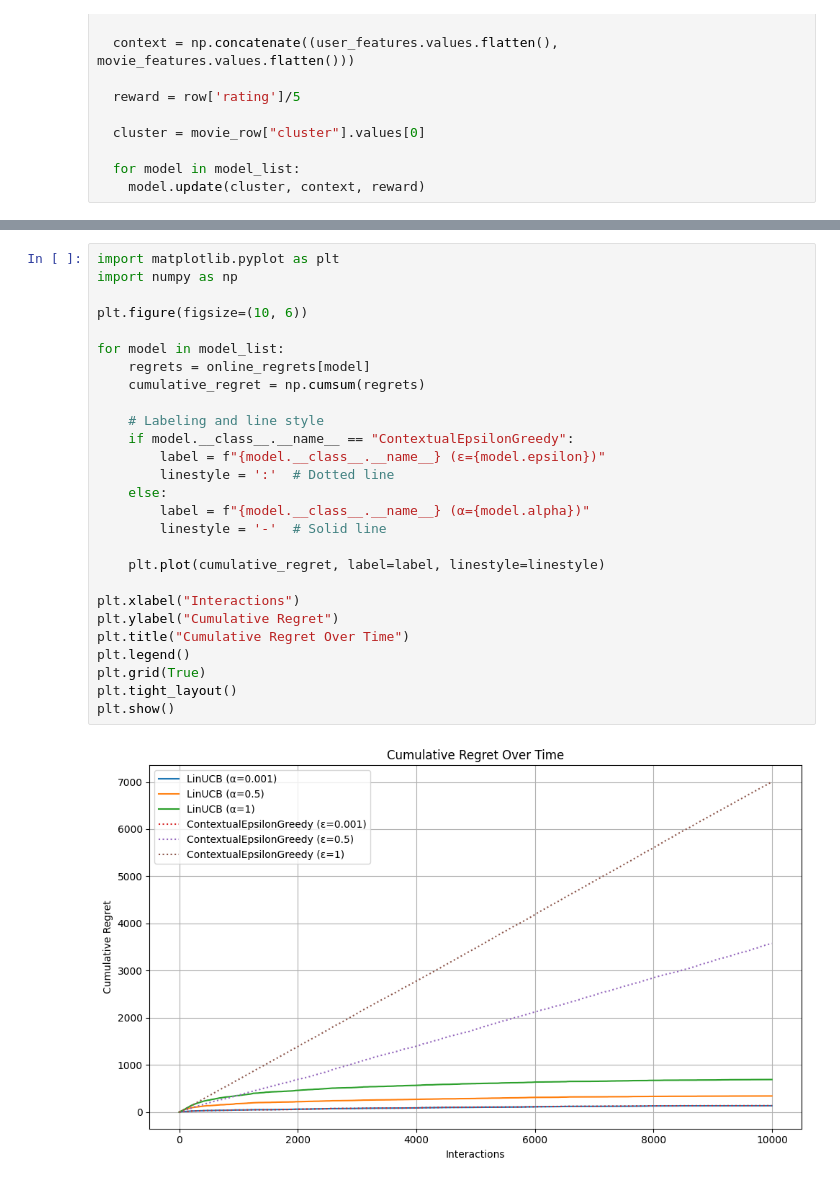
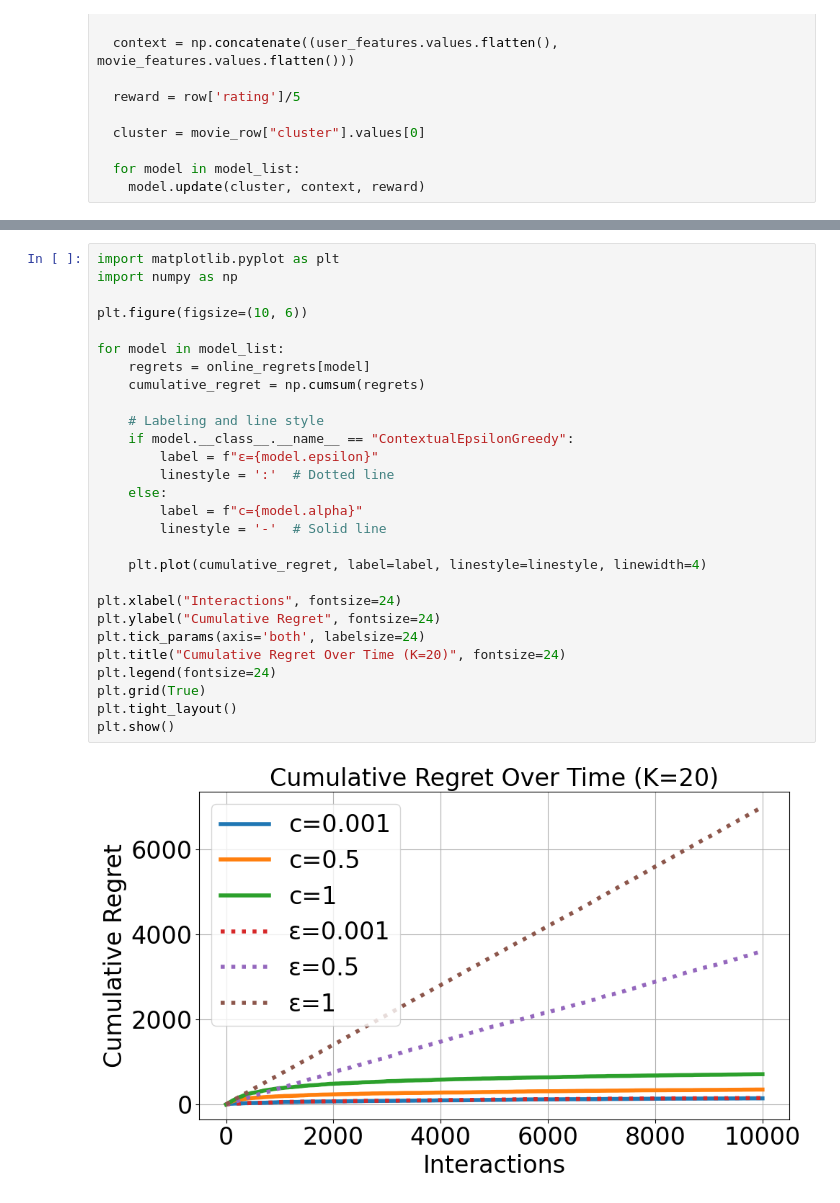
Before and after one commit to ReinerJasin/Multi-Armed-Bandit, a Jupyter notebook: Contextual Bandit Results/Contextual Bandit with Movie Clustering 20.ipynb, the cells around one changed output, grey strips where cells are left out. Drawn from its saved outputs; the diff is of its cells as text.

Commit message:
Update plots

```diff
--- a/Contextual Bandit Results/Contextual Bandit with Movie Clustering 20.ipynb
+++ b/Contextual Bandit Results/Contextual Bandit with Movie Clustering 20.ipynb
@@ -313,29 +315,30 @@ ContextualEpsilonGreedy (epsilon: 1) - Average NDCG: 0.1515
 # %%
 import matplotlib.pyplot as plt
 import numpy as np
 
 plt.figure(figsize=(10, 6))
 
 for model in model_list:
     regrets = online_regrets[model]
     cumulative_regret = np.cumsum(regrets)
 
     # Labeling and line style
     if model.__class__.__name__ == "ContextualEpsilonGreedy":
-        label = f"{model.__class__.__name__} (ε={model.epsilon})"
+        label = f"ε={model.epsilon}"
         linestyle = ':'  # Dotted line
     else:
-        label = f"{model.__class__.__name__} (α={model.alpha})"
+        label = f"c={model.alpha}"
         linestyle = '-'  # Solid line
 
-    plt.plot(cumulative_regret, label=label, linestyle=linestyle)
+    plt.plot(cumulative_regret, label=label, linestyle=linestyle, linewidth=4)
 
-plt.xlabel("Interactions")
-plt.ylabel("Cumulative Regret")
-plt.title("Cumulative Regret Over Time")
-plt.legend()
+plt.xlabel("Interactions", fontsize=24)
+plt.ylabel("Cumulative Regret", fontsize=24)
+plt.tick_params(axis='both', labelsize=24)
+plt.title("Cumulative Regret Over Time (K=20)", fontsize=24)
+plt.legend(fontsize=24)
 plt.grid(True)
 plt.tight_layout()
 plt.show()
 # %% [output]
-[figure, old version]
+[figure, new version]
```
Also changed, not shown: parts of 2 cells of this notebook, 4 other files.
